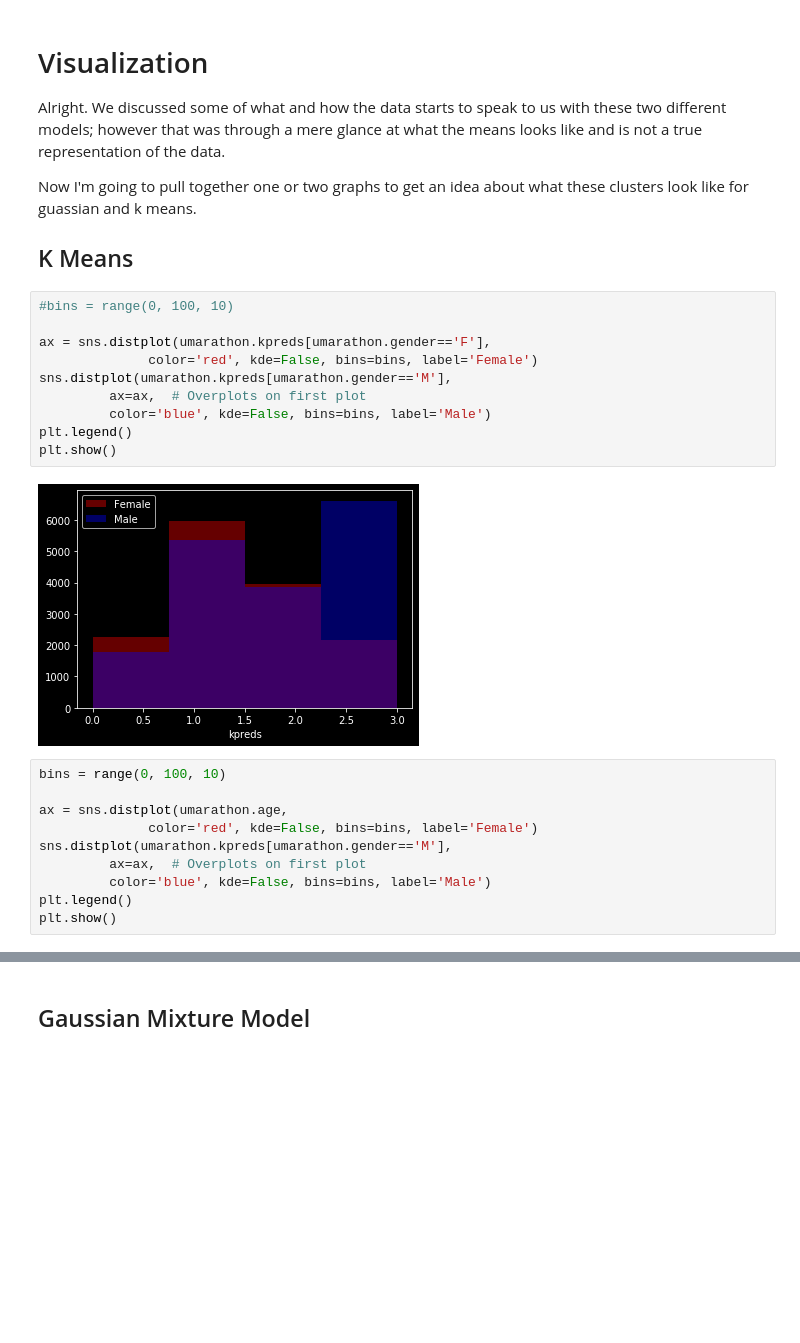
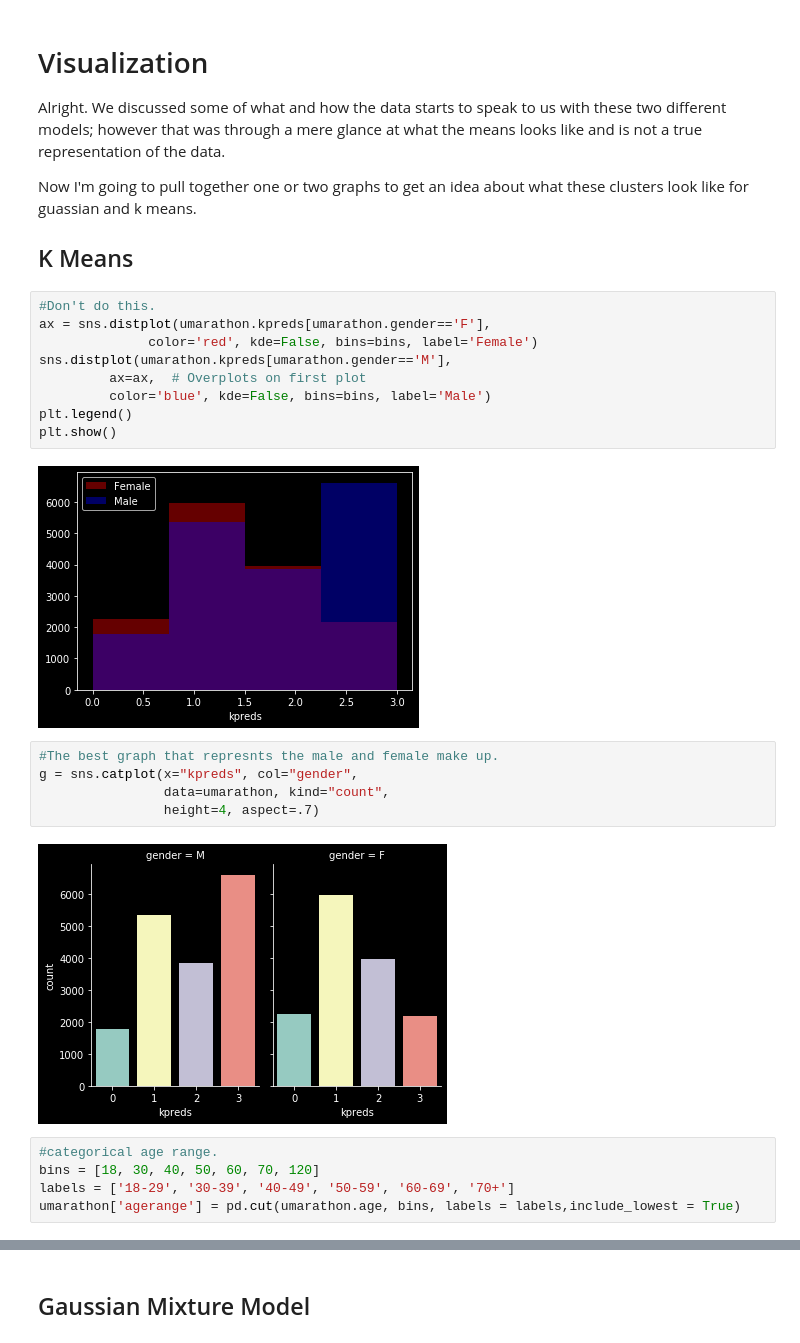
Before and after one commit to llimllib/bostonmarathon, a Jupyter notebook: Unsupervised Learning.ipynb, the cells around one changed output, grey strips where cells are left out. Saved outputs shown, nothing was run; the diff lists cells and outputs as text; blank space fills up the shorter version.

Commit message:
updated graphs

```diff
--- a/Unsupervised Learning.ipynb
+++ b/Unsupervised Learning.ipynb
@@ -503,8 +503,7 @@ Now I'm going to pull together one or two graphs to get an idea about what these
 
 ## K Means
 # %%
-#bins = range(0, 100, 10)
-
+#Don't do this.
 ax = sns.distplot(umarathon.kpreds[umarathon.gender=='F'],
               color='red', kde=False, bins=bins, label='Female')
 sns.distplot(umarathon.kpreds[umarathon.gender=='M'],
@@ -514,13 +513,15 @@ plt.legend()
 plt.show()
 # %% [output]
 [figure]
-# %%
-bins = range(0, 100, 10)
-
-ax = sns.distplot(umarathon.age,
-              color='red', kde=False, bins=bins, label='Female')
-sns.distplot(umarathon.kpreds[umarathon.gender=='M'],
-         ax=ax,  # Overplots on first plot
-         color='blue', kde=False, bins=bins, label='Male')
-plt.legend()
-plt.show()
+# %%
+#The best graph that represnts the male and female make up.
+g = sns.catplot(x="kpreds", col="gender",
+                data=umarathon, kind="count",
+                height=4, aspect=.7)
+# %% [output]
+[figure, added]
+# %%
+#categorical age range.
+bins = [18, 30, 40, 50, 60, 70, 120]
+labels = ['18-29', '30-39', '40-49', '50-59', '60-69', '70+']
+umarathon['agerange'] = pd.cut(umarathon.age, bins, labels = labels,include_lowest = True)
```
Also changed, not shown: parts of 6 cells of this notebook, 1 other file.
